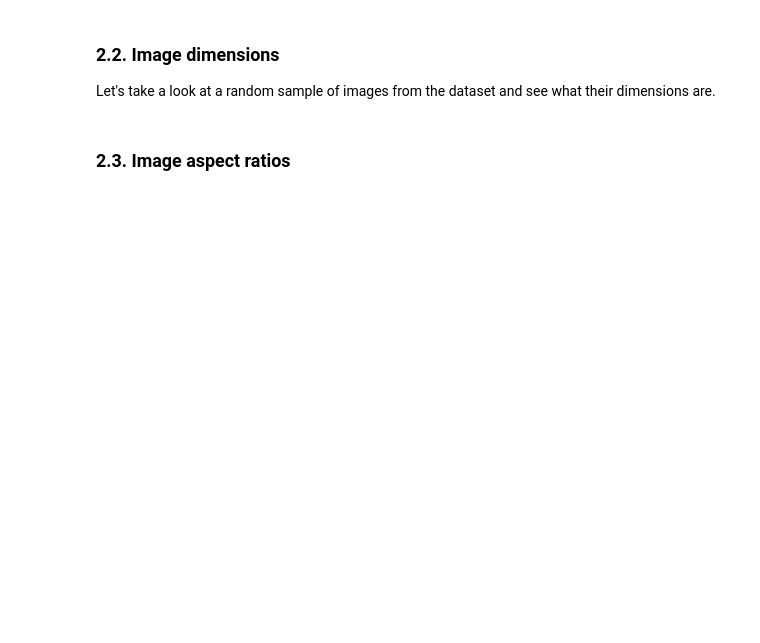
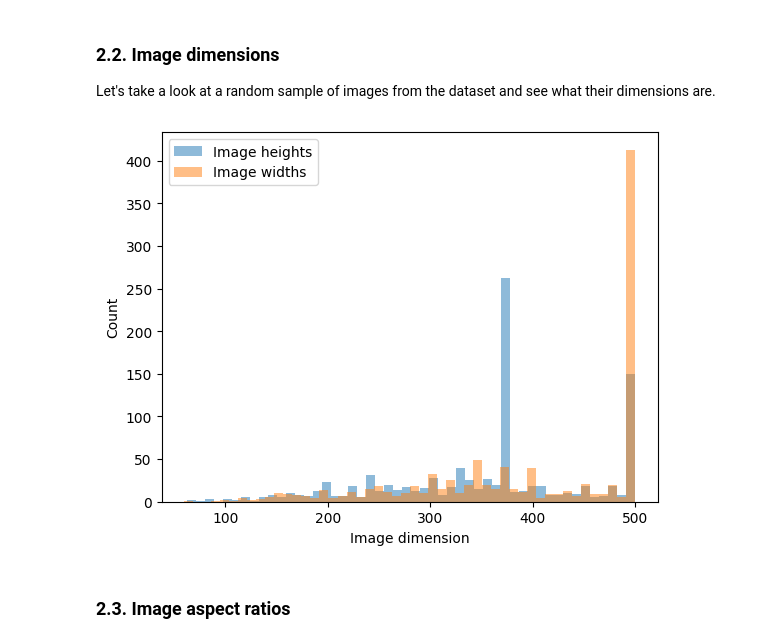
Before and after one commit to 4GeeksAcademy/helloklow-image-classification-project, a Jupyter notebook: src/mvp.ipynb, the cells around one changed output. Drawn from its saved outputs; the diff is of its cells as text; code cells hidden in the pictures; blank space fills up the shorter version.

```diff
--- a/src/mvp.ipynb
+++ b/src/mvp.ipynb
@@ -75,0 +79,31 @@ Let's take a look at a random sample of images from the dataset and see what the
+# %%
+# Loop over a few hundred images and extract their width and heigh, plot both as a histogram. What do you see, does this information matter to us, if so, how?
+# Get a random sample of images, half cats and half dogs
+sample_size=1000
+sample=random.sample(training_dogs, sample_size//2)
+sample+=random.sample(training_cats, sample_size//2)
+
+# Collectors for data
+heights=[]
+widths=[]
+
+# Loop on the sample images
+for sample_image in sample:
+
+    # Load the image and convert it to an array
+    sample_image=image.load_img(sample_image)
+    sample_image=image.img_to_array(sample_image)
+
+    # Get the width and height and add to collections
+    heights.append(sample_image.shape[0])
+    widths.append(sample_image.shape[1])
+
+# Plot results as a histogram
+plt.hist(heights, bins=50, alpha=0.5, label='Image heights')
+plt.hist(widths, bins=50, alpha=0.5, label='Image widths')
+plt.xlabel('Image dimension')
+plt.ylabel('Count')
+plt.legend(loc='best')
+plt.show()
+# %% [output]
+[figure, added]
```
Also changed, not shown: parts of 11 cells of this notebook.
